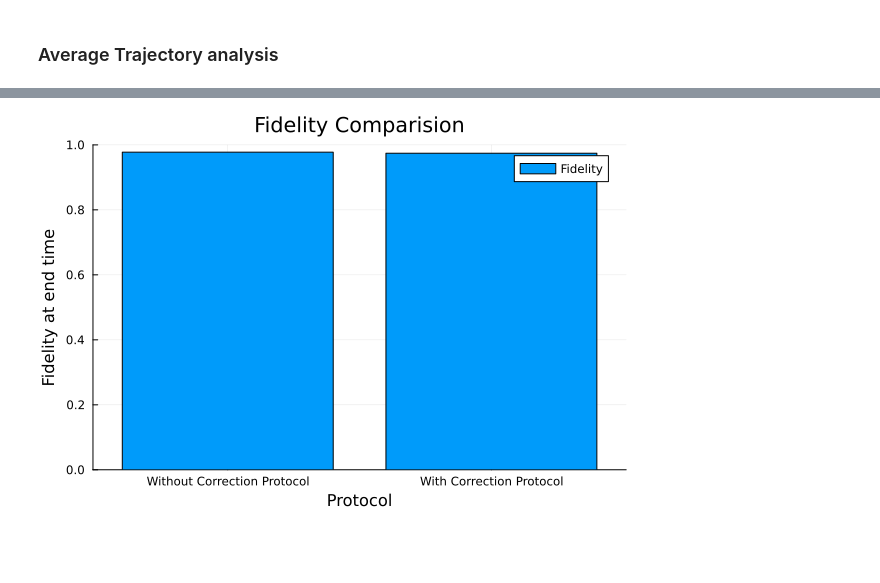
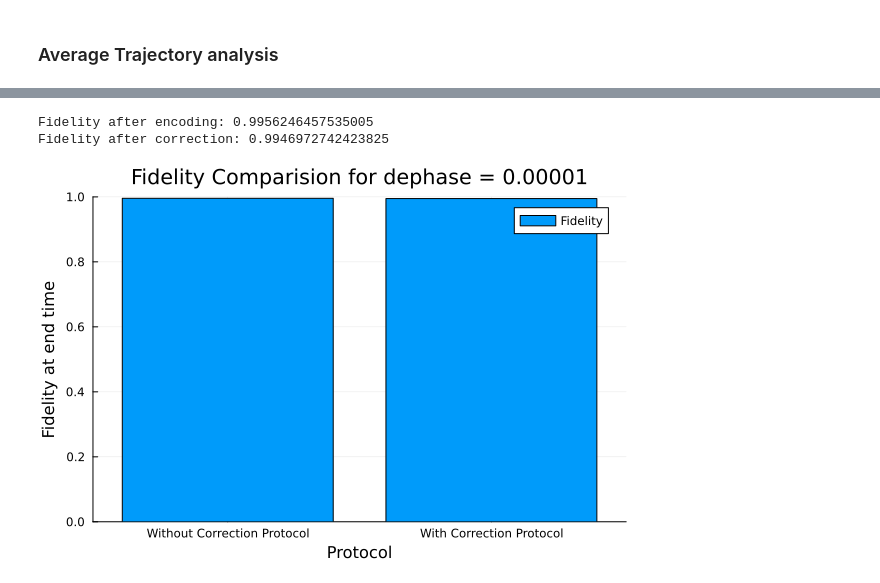
Before and after one commit to Ak-ash22/rydberg_qec, a Jupyter notebook: codework/phaseflip_code/result_analysis.ipynb, the cells around one changed output, grey strips where cells are left out. Drawn from its saved outputs; the diff is of its cells as text; code cells hidden in the pictures; blank space fills up the shorter version.

```diff
--- a/codework/phaseflip_code/result_analysis.ipynb
+++ b/codework/phaseflip_code/result_analysis.ipynb
@@ -53,3 +53,21 @@ plot!(S2_data,ylim=[0,1])
 [figure]
 # %% [markdown]
 ### Average Trajectory analysis
+# %%
+@load "/Users/akashmalemath/Documents/master_work/rydberg_qec/codework/phaseflip_code/results_data/N_atoms=5_γ_dephase=0.001_Ntraj=1000_avg.jld2"
+
+avg_fidelity_after_encoding = avg_fidelity_after_encoding;
+avg_fidelity_after_correction = avg_fidelity_after_correction;
+
+# avg_population_data = avg_population_data;
+# avg_corrected_population_data = avg_corrected_population_data;
+# avg_final_step_population_data = avg_final_step_population_data;
+# avg_S1_data = avg_S1_data;
+# avg_S2_data = avg_S2_data;
+
+x = ["Without Correction Protocol", "With Correction Protocol"]
+y = [avg_fidelity_after_encoding, avg_fidelity_after_correction]
+
+println("Fidelity after encoding: ", avg_fidelity_after_encoding)
+println("Fidelity after correction: ", avg_fidelity_after_correction)
+bar(x,y, ylim=[0,1], label="Fidelity", title="Fidelity Comparision for dephase=0.001", xlabel="Protocol", ylabel="Fidelity at end time")
@@ -67,6 +101,23 @@ avg_S2_data = avg_S2_data;
 # %%
+@load "/Users/akashmalemath/Documents/master_work/rydberg_qec/codework/phaseflip_code/results_data/N_atoms=5_γ_dephase=0.00001_Ntraj=1000_avg.jld2"
+
+avg_fidelity_after_encoding = avg_fidelity_after_encoding;
+avg_fidelity_after_correction = avg_fidelity_after_correction;
+
+# avg_population_data = avg_population_data;
+# avg_corrected_population_data = avg_corrected_population_data;
+# avg_final_step_population_data = avg_final_step_population_data;
+# avg_S1_data = avg_S1_data;
+# avg_S2_data = avg_S2_data;
+
 x = ["Without Correction Protocol", "With Correction Protocol"]
 y = [avg_fidelity_after_encoding, avg_fidelity_after_correction]
-bar(x,y, ylim=[0,1], label="Fidelity", title="Fidelity Comparision", xlabel="Protocol", ylabel="Fidelity at end time")
+
+println("Fidelity after encoding: ", avg_fidelity_after_encoding)
+println("Fidelity after correction: ", avg_fidelity_after_correction)
+
+bar(x,y, ylim=[0,1], label="Fidelity", title="Fidelity Comparision for dephase = 0.00001", xlabel="Protocol", ylabel="Fidelity at end time")
 # %% [output]
+Fidelity after encoding: 0.9956246457535005
+Fidelity after correction: 0.9946972742423825
-[figure, old version]
+[figure, new version]
```
Also changed, not shown: parts of 6 cells of this notebook, 6 other files.
